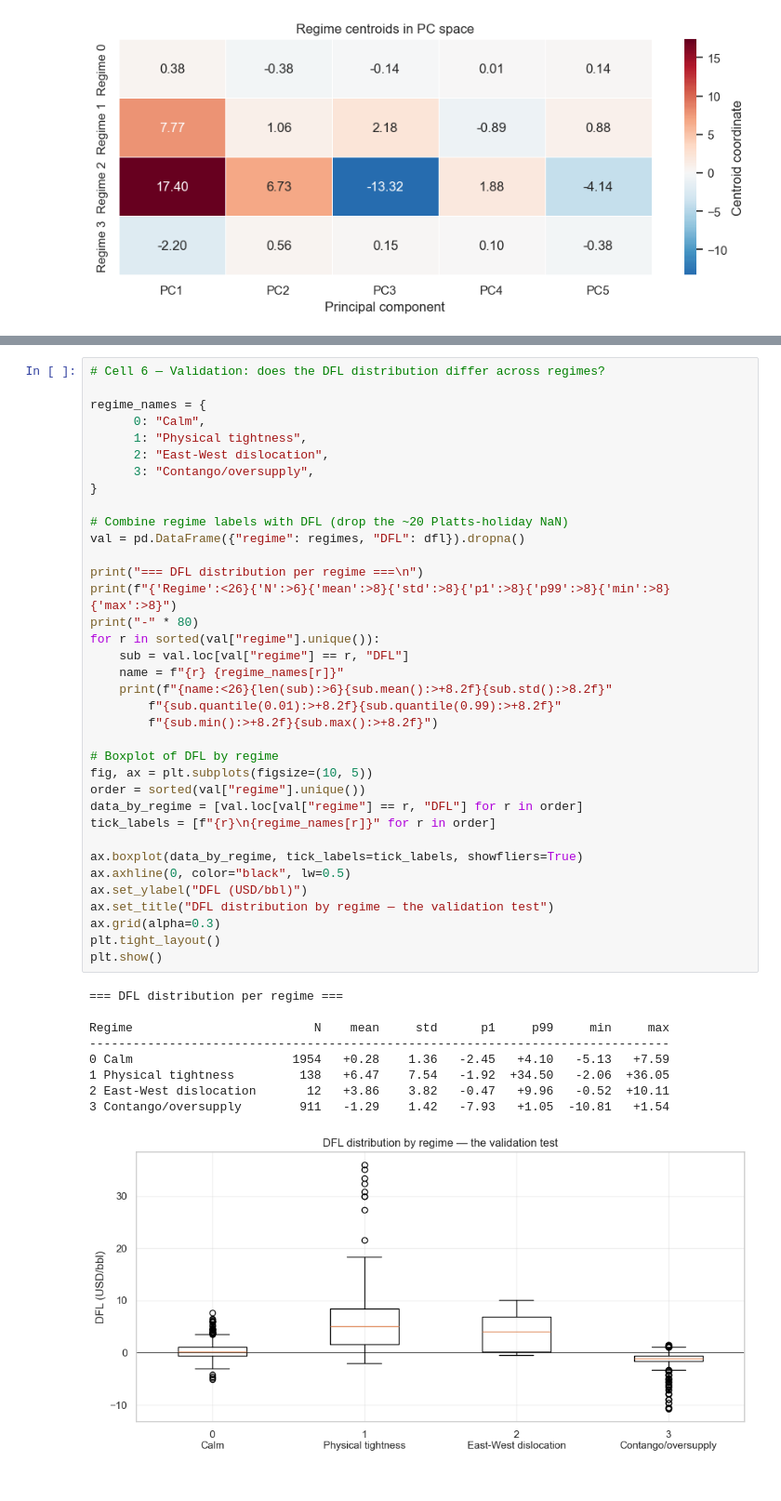
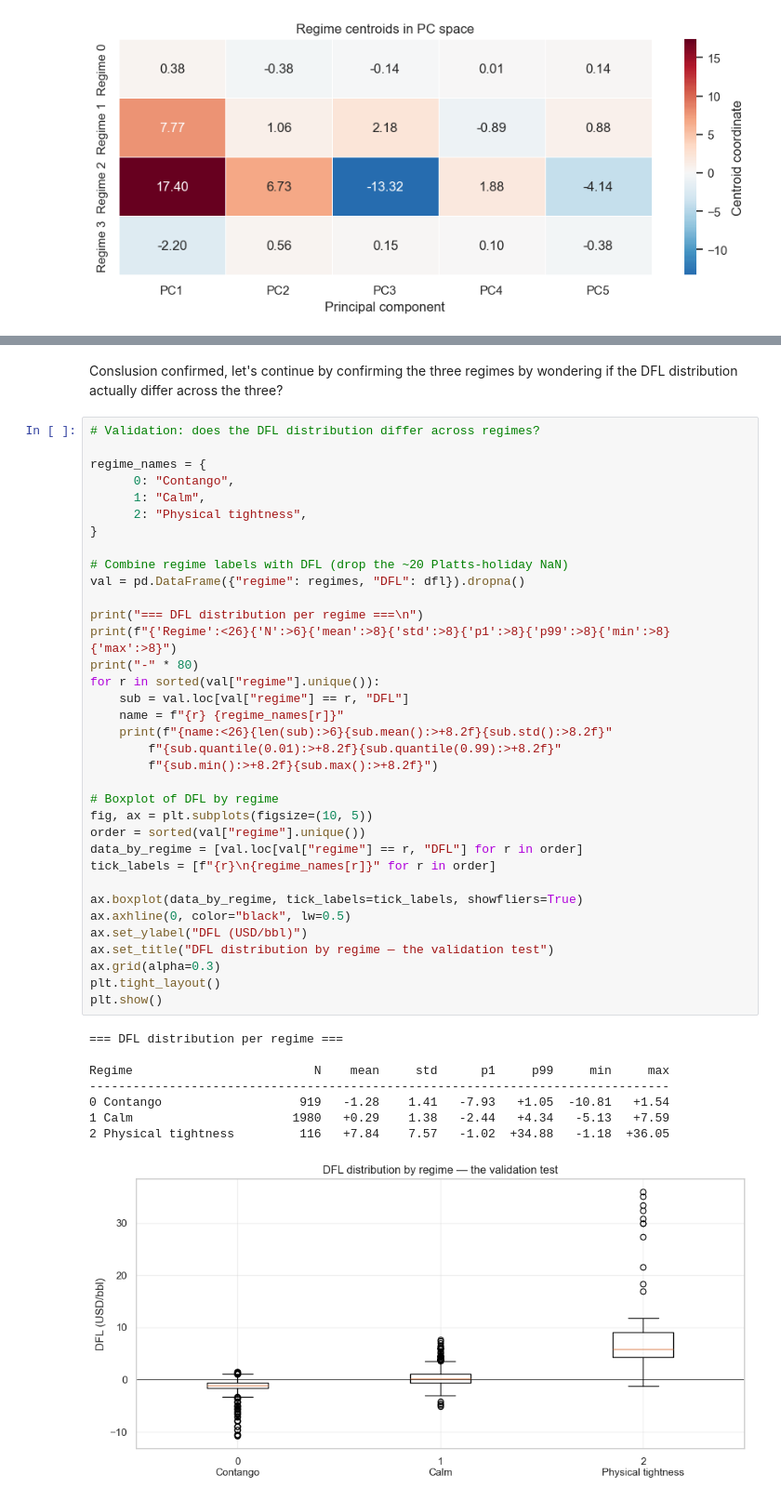
Before and after one commit to juliens50/ML-project-VaR-Calculation-for-Basis-Risk, a Jupyter notebook: notebooks/03_regimes_kmeans.ipynb, the cells around one changed output, grey strips where cells are left out. Shown at 93% size. Drawn from its saved outputs; the diff is of its cells as text.

```diff
--- a/notebooks/03_regimes_kmeans.ipynb
+++ b/notebooks/03_regimes_kmeans.ipynb
@@ -197,46 +340,46 @@ they separate the DFL distribution out-of-sample.
+# %% [markdown]
+Conslusion confirmed, let's continue by confirming the three regimes by wondering if the DFL distribution actually differ across the three?
 # %%
-# Cell 6 — Validation: does the DFL distribution differ across regimes?
+# Validation: does the DFL distribution differ across regimes?
 
 regime_names = {
-      0: "Calm",
-      1: "Physical tightness",
-      2: "East-West dislocation",
-      3: "Contango/oversupply",
+      0: "Contango",
+      1: "Calm",
+      2: "Physical tightness",
 }
 
 # Combine regime labels with DFL (drop the ~20 Platts-holiday NaN)
 val = pd.DataFrame({"regime": regimes, "DFL": dfl}).dropna()
 
 print("=== DFL distribution per regime ===\n")
 print(f"{'Regime':<26}{'N':>6}{'mean':>8}{'std':>8}{'p1':>8}{'p99':>8}{'min':>8}{'max':>8}")
 print("-" * 80)
 for r in sorted(val["regime"].unique()):
     sub = val.loc[val["regime"] == r, "DFL"]
     name = f"{r} {regime_names[r]}"
     print(f"{name:<26}{len(sub):>6}{sub.mean():>+8.2f}{sub.std():>8.2f}"
         f"{sub.quantile(0.01):>+8.2f}{sub.quantile(0.99):>+8.2f}"
         f"{sub.min():>+8.2f}{sub.max():>+8.2f}")
 
 # Boxplot of DFL by regime
 fig, ax = plt.subplots(figsize=(10, 5))
 order = sorted(val["regime"].unique())
 data_by_regime = [val.loc[val["regime"] == r, "DFL"] for r in order]
 tick_labels = [f"{r}\n{regime_names[r]}" for r in order]
 
 ax.boxplot(data_by_regime, tick_labels=tick_labels, showfliers=True)
 ax.axhline(0, color="black", lw=0.5)
 ax.set_ylabel("DFL (USD/bbl)")
 ax.set_title("DFL distribution by regime — the validation test")
 ax.grid(alpha=0.3)
 plt.tight_layout()
 plt.show()
 # %% [output]
 === DFL distribution per regime ===
 
 Regime                         N    mean     std      p1     p99     min     max
 --------------------------------------------------------------------------------
-0 Calm                      1954   +0.28    1.36   -2.45   +4.10   -5.13   +7.59
-1 Physical tightness         138   +6.47    7.54   -1.92  +34.50   -2.06  +36.05
-2 East-West dislocation       12   +3.86    3.82   -0.47   +9.96   -0.52  +10.11
-3 Contango/oversupply        911   -1.29    1.42   -7.93   +1.05  -10.81   +1.54
+0 Contango                   919   -1.28    1.41   -7.93   +1.05  -10.81   +1.54
+1 Calm                      1980   +0.29    1.38   -2.44   +4.34   -5.13   +7.59
+2 Physical tightness         116   +7.84    7.57   -1.02  +34.88   -1.18  +36.05
-[figure, old version]
+[figure, new version]
```
Also changed, not shown: parts of 22 cells of this notebook, 5 other files.
